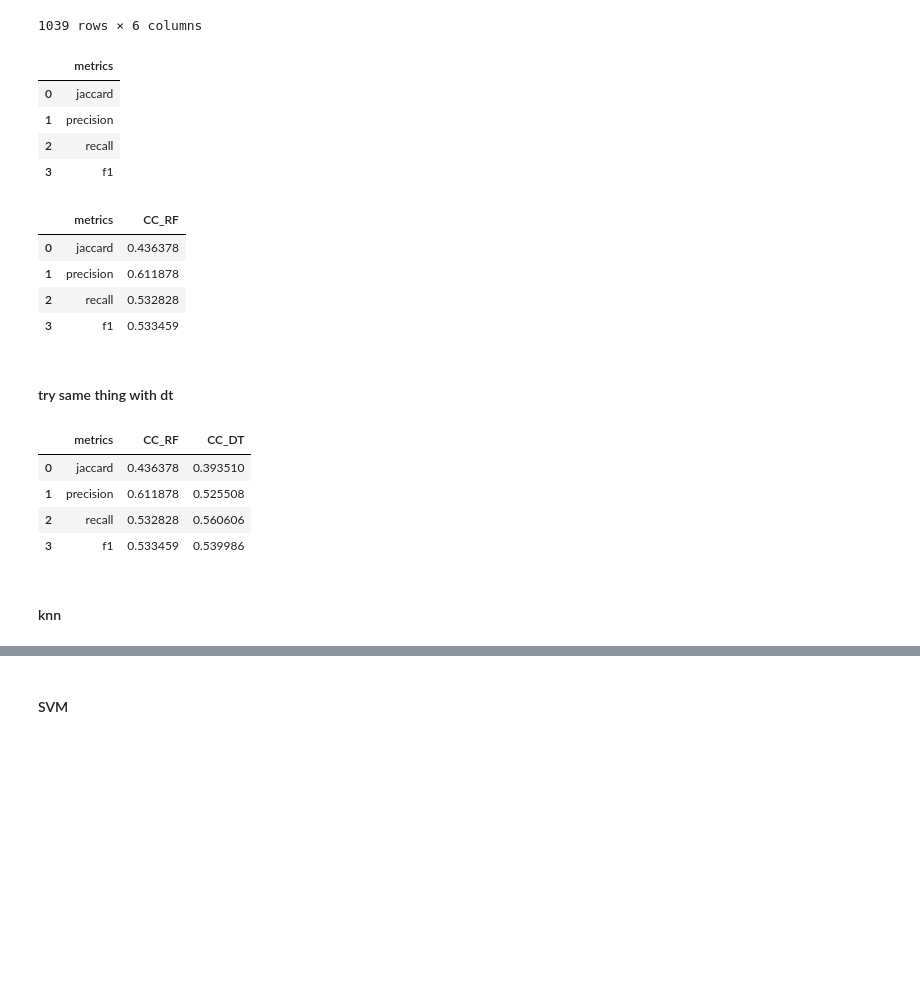
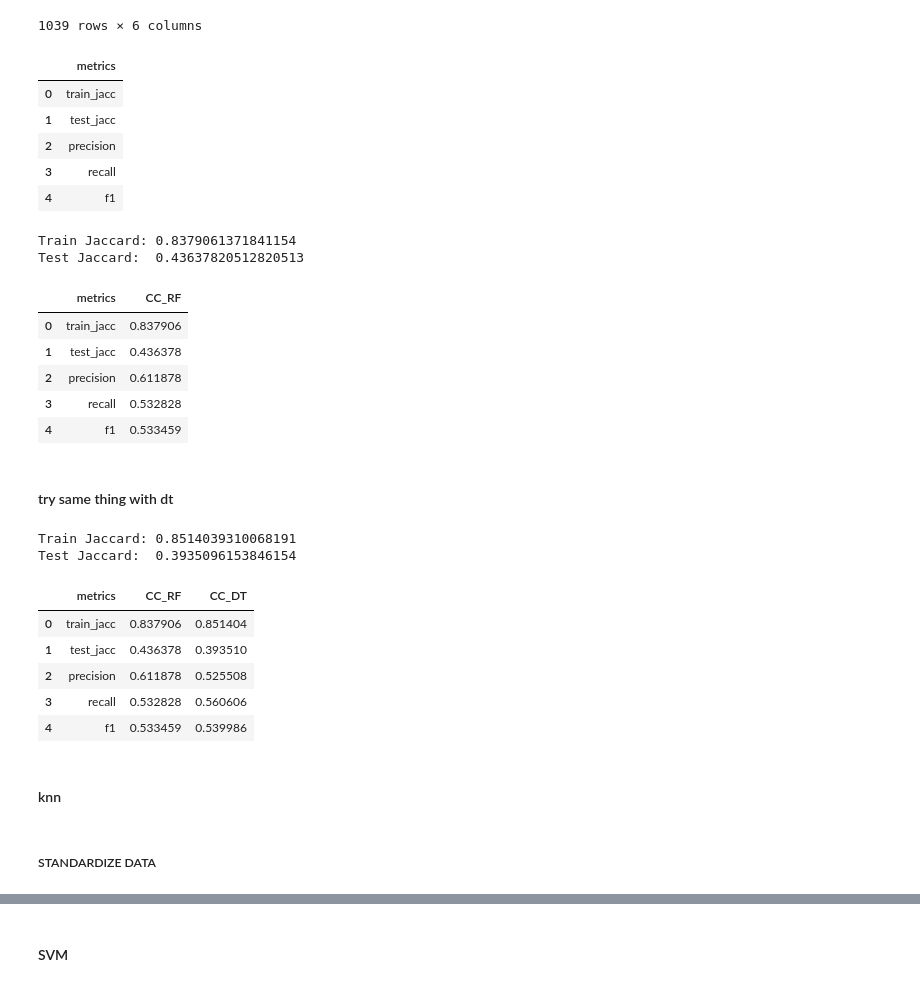
Before and after one commit to alainareeba/BIOL3340_EnzymeClassification, a Jupyter notebook: notebooks/enzymes_classifierchain.ipynb, the cells around one changed output, grey strips where cells are left out. Cells and saved outputs as stored; diff of their text form; code cells hidden in the pictures; blank space fills up the shorter version.

```diff
--- a/notebooks/enzymes_classifierchain.ipynb
+++ b/notebooks/enzymes_classifierchain.ipynb
@@ -217,14 +217,15 @@ Y
 # %%
 X_train, X_test, Y_train, Y_test = train_test_split(X, Y, test_size=0.2, random_state=1202)
 # %%
-metrics_df = pd.DataFrame(data=["jaccard","precision","recall","f1"],columns=["metrics"])
+metrics_df = pd.DataFrame(data=["train_jacc","test_jacc","precision","recall","f1"],columns=["metrics"])
 metrics_df
 # %% [output]
 |  | metrics |
-| 0 | jaccard |
-| 1 | precision |
-| 2 | recall |
-| 3 | f1 |
+| 0 | train_jacc |
+| 1 | test_jacc |
+| 2 | precision |
+| 3 | recall |
+| 4 | f1 |
 # %%
 base_rf = RandomForestClassifier(max_depth=10, random_state=1202)
 chain = ClassifierChain(base_rf, order='random', random_state=1202)
@@ -232,38 +233,73 @@ chain = ClassifierChain(base_rf, order='random', random_state=1202)
 y_pred=chain.fit(X_train, Y_train).predict(X_test)
 y_prob=chain.predict_proba(X_test)
 
-metrics_df["CC_RF"] = [jaccard_score(Y_test, y_pred, average='samples'),
+
+# Predictions
+Y_pred_train = chain.predict(X_train)
+#Y_pred_test = chain.predict(X_test)
+
+# Jaccard Score
+train_jaccard = jaccard_score(Y_train, Y_pred_train, average="samples")
+test_jaccard = jaccard_score(Y_test, y_pred, average="samples")
+
+print(f"Train Jaccard: {train_jaccard}")
+print(f"Test Jaccard:  {test_jaccard}")
+
+
+
+metrics_df["CC_RF"] = [train_jaccard, test_jaccard,
                     precision_score(Y_test, y_pred,average="weighted"), #'precision'
                     recall_score(Y_test, y_pred,average="weighted"), #'recall'
                     f1_score(Y_test, y_pred,average="weighted")]
 
 metrics_df
 # %% [output]
+Train Jaccard: 0.8379061371841154
+Test Jaccard:  0.43637820512820513
 |  | metrics | CC_RF |
-| 0 | jaccard | 0.436378 |
-| 1 | precision | 0.611878 |
-| 2 | recall | 0.532828 |
-| 3 | f1 | 0.533459 |
+| 0 | train_jacc | 0.837906 |
+| 1 | test_jacc | 0.436378 |
+| 2 | precision | 0.611878 |
+| 3 | recall | 0.532828 |
+| 4 | f1 | 0.533459 |
 # %% [markdown]
 #### try same thing with dt
 # %%
 base_rf = DecisionTreeClassifier(max_depth=12, random_state=1202)
 chain = ClassifierChain(base_rf, order='random', random_state=1202)
 
 y_pred=chain.fit(X_train, Y_train).predict(X_test)
 y_prob=chain.predict_proba(X_test)
 
-metrics_df["CC_DT"] = [jaccard_score(Y_test, y_pred, average='samples'),
+
+# Predictions
+Y_pred_train = chain.predict(X_train)
+#Y_pred_test = chain.predict(X_test)
+
+# Jaccard Score
+train_jaccard = jaccard_score(Y_train, Y_pred_train, average="samples")
+test_jaccard = jaccard_score(Y_test, y_pred, average="samples")
+
+print(f"Train Jaccard: {train_jaccard}")
+print(f"Test Jaccard:  {test_jaccard}")
+
+
+metrics_df["CC_DT"] = [train_jaccard, test_jaccard,
                     precision_score(Y_test, y_pred,average="weighted"), #'precision'
                     recall_score(Y_test, y_pred,average="weighted"), #'recall'
                     f1_score(Y_test, y_pred,average="weighted")]
 
 metrics_df
 # %% [output]
+Train Jaccard: 0.8514039310068191
+Test Jaccard:  0.3935096153846154
 |  | metrics | CC_RF | CC_DT |
-| 0 | jaccard | 0.436378 | 0.393510 |
-| 1 | precision | 0.611878 | 0.525508 |
-| 2 | recall | 0.532828 | 0.560606 |
-| 3 | f1 | 0.533459 | 0.539986 |
+| 0 | train_jacc | 0.837906 | 0.851404 |
+| 1 | test_jacc | 0.436378 | 0.393510 |
+| 2 | precision | 0.611878 | 0.525508 |
+| 3 | recall | 0.532828 | 0.560606 |
+| 4 | f1 | 0.533459 | 0.539986 |
 # %% [markdown]
 #### knn
+# %% [markdown]
+##### STANDARDIZE DATA
```
Also changed, not shown: parts of 32 cells of this notebook.
